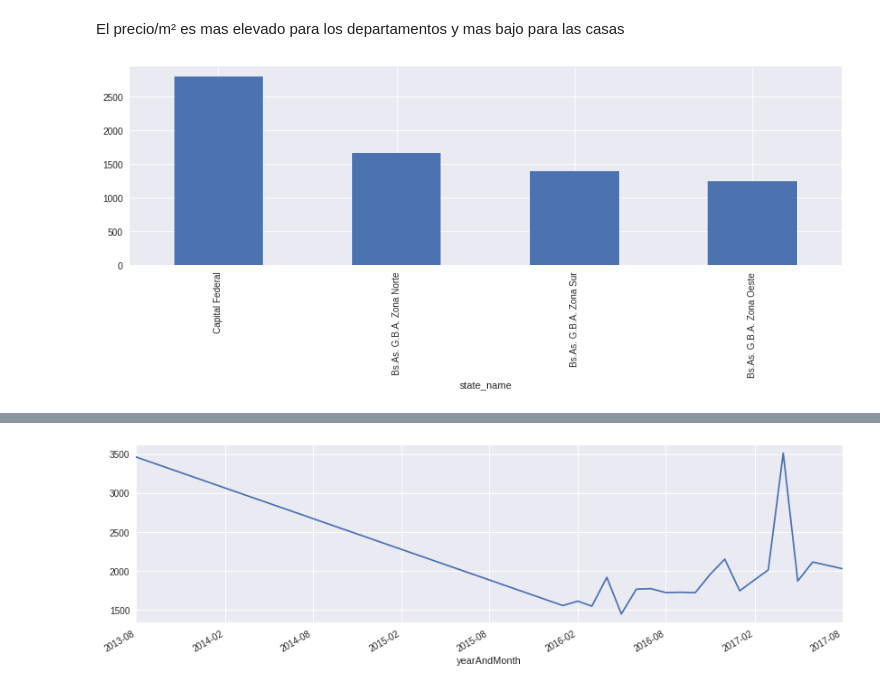
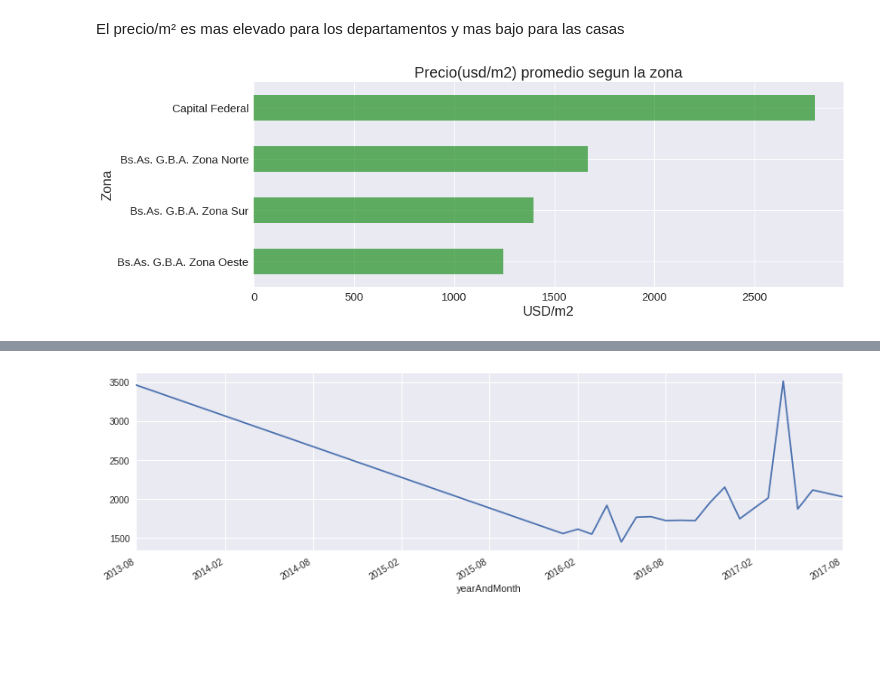
Before and after one commit to jazminferreiro-zz/orgaTP1, a Jupyter notebook: Analisis exploratorio Properati .ipynb, the cells around one changed output, grey strips where cells are left out. Cells and saved outputs as stored; diff of their text form; code cells hidden in the pictures; blank space fills up the shorter version.

```diff
--- a/Analisis exploratorio Properati .ipynb
+++ b/Analisis exploratorio Properati .ipynb
@@ -215,6 +220,11 @@ properati.groupby('property_type').mean()['price_usd_per_m2'].sort_values(ascend
 # %% [markdown]
 El precio/m² es mas elevado para los departamentos y mas bajo para las casas
-# %%
-properati.groupby('state_name').mean()['price_usd_per_m2'].sort_values(ascending=False)[0:19].plot(kind='bar',figsize=(14,4));
-# %% [output]
-[figure, removed]
+# %%
+zone = properati.groupby('state_name').mean()['price_usd_per_m2'].sort_values(ascending=False)[0:19]
+graph2 = zone.sort_values().plot.barh(figsize=(14,5),color='g',fontsize=15, alpha=0.6);
+graph2.set_title("Precio(usd/m2) promedio segun la zona", fontsize=20)
+graph2.set_ylabel("Zona", fontsize=18)
+graph2.set_xlabel("USD/m2", fontsize=18)
+plt.show()
+# %% [output]
+[figure, added]
```
Also changed, not shown: parts of 13 cells of this notebook.
